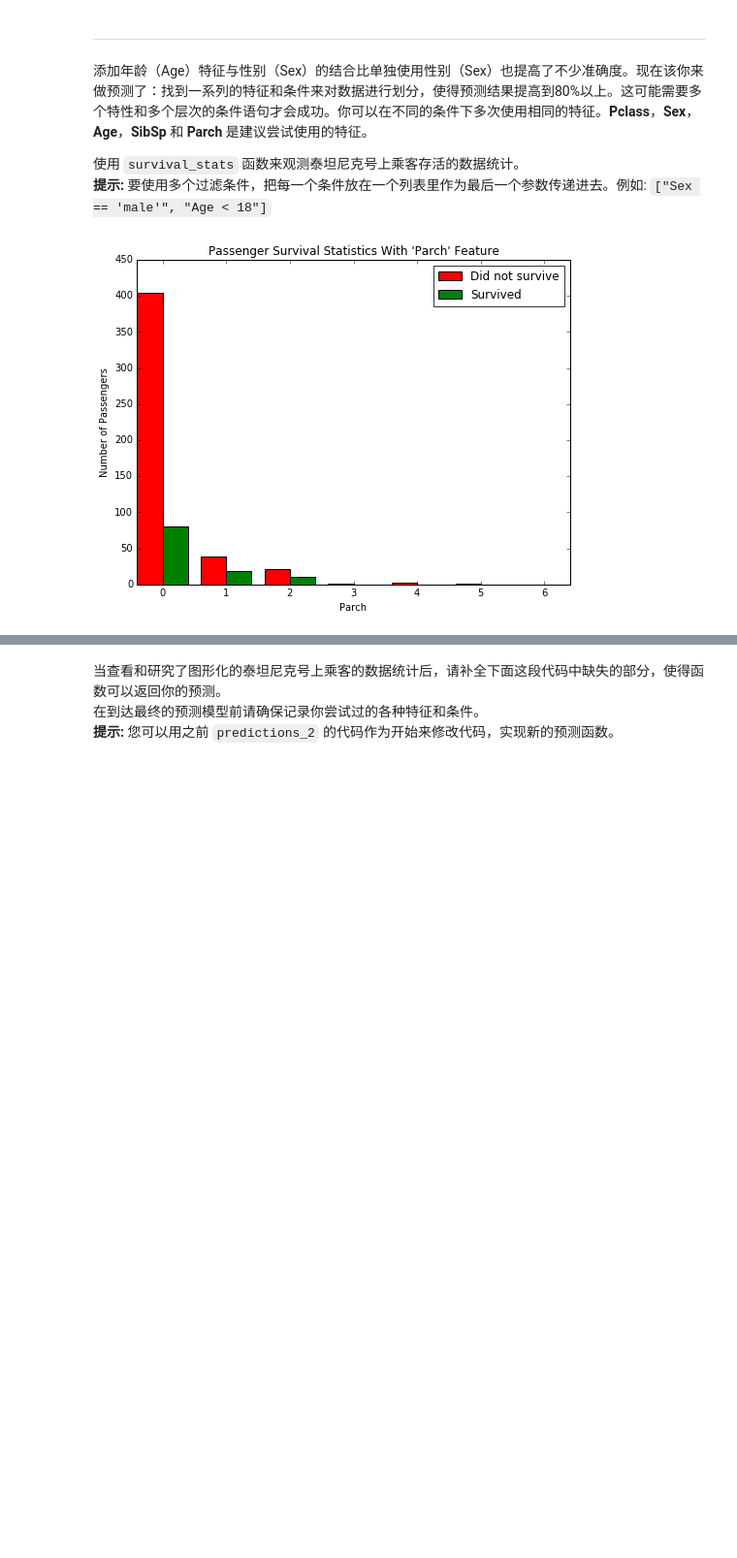
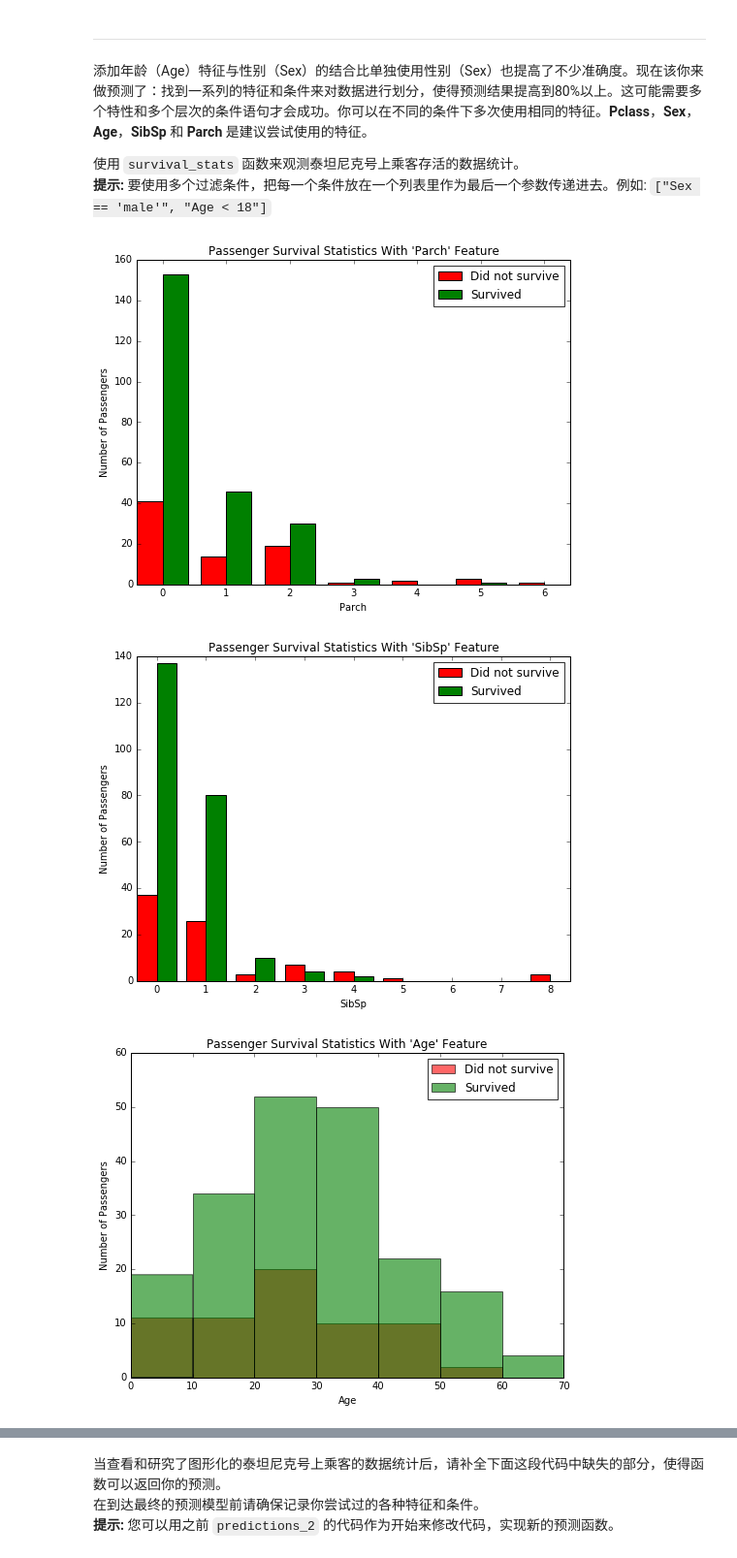
Before and after one commit to iyunbo/machine-learning, a Jupyter notebook: projects_cn/titanic_survival_exploration/titanic_survival_exploration.ipynb, the cells around one changed output, grey strips where cells are left out. Shown at 97% size. Drawn from its saved outputs; the diff is of its cells as text; code cells hidden in the pictures; blank space fills up the shorter version.

Commit message:
titanic survival explaration done

```diff
--- a/projects_cn/titanic_survival_exploration/titanic_survival_exploration.ipynb
+++ b/projects_cn/titanic_survival_exploration/titanic_survival_exploration.ipynb
@@ -248,7 +248,33 @@ Predictions have an accuracy of 79.35%.
 
 使用 `survival_stats` 函数来观测泰坦尼克号上乘客存活的数据统计。
 **提示:** 要使用多个过滤条件，把每一个条件放在一个列表里作为最后一个参数传递进去。例如: `["Sex == 'male'", "Age < 18"]`
-# %%
-survival_stats(data, outcomes, 'Parch', ["Sex == 'male'"])
-# %% [output]
-[figure, removed]
+# %%
+#为提高对女性幸存者的判断，再进一步观察其它特征：Parch，SibSp，Age，Pclass
+#有4个以下的父母和子女的女性存活率明显比较高
+survival_stats(data, outcomes, 'Parch', ["Sex == 'female'"])
+#有3个以下兄弟姐妹的女性存活率明显比较高
+survival_stats(data, outcomes, 'SibSp', ["Sex == 'female'"])
+#50岁以上女性存活率高,但是这个年龄段的女性人数少，对整体数据影响应该不大，暂且忽略这个特征
+survival_stats(data, outcomes, 'Age', ["Sex == 'female'"])
+#中上层阶级存活率高
+survival_stats(data, outcomes, 'Pclass', ["Sex == 'female'"])
+
+#对男性做同样的分析
+#因为性别的因素占了主导，存活率都不高
+survival_stats(data, outcomes, 'Parch', ["Sex == 'male'"])
+#因为性别的因素占了主导，存活率都不高
+survival_stats(data, outcomes, 'SibSp', ["Sex == 'male'"])
+#因为性别的因素占了主导，存活率都不高，但是中上层阶级还是有明显的提高
+survival_stats(data, outcomes, 'Pclass', ["Sex == 'male'"])
+
+#进一步对阶级进行分析，假设与性别无关
+#20岁以下幸存率高
+survival_stats(data, outcomes, 'Age', ["Pclass < 3"])
+#进一步尝试
+survival_stats(data, outcomes, 'Age', ["Pclass < 3", "Age < 19"])
+#18岁以下的中高阶层无论男女幸存率都很高
+survival_stats(data, outcomes, 'Age', ["Pclass < 3", "Age < 18"])
+# %% [output]
+[figure, added]
+[figure, added]
+[figure, added]
```
Also changed, not shown: parts of 3 cells of this notebook, 1 other file.
